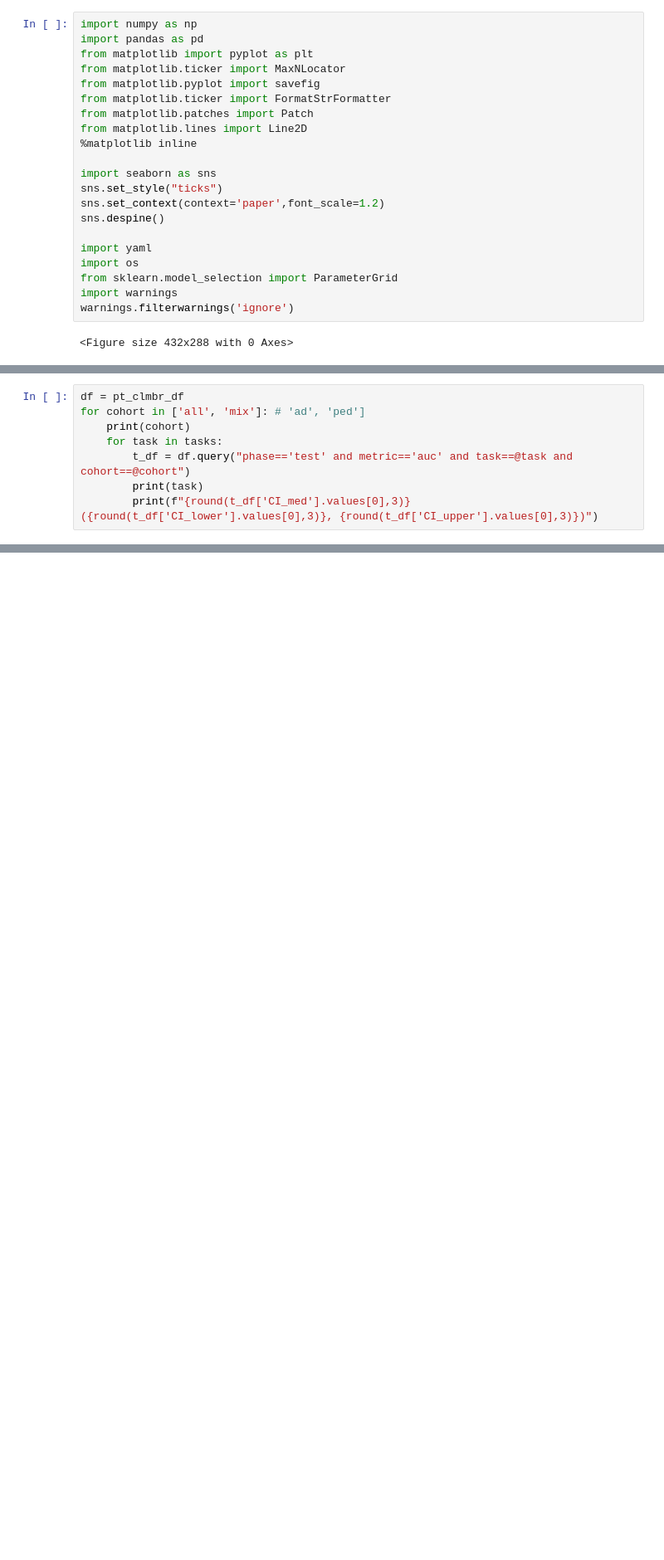
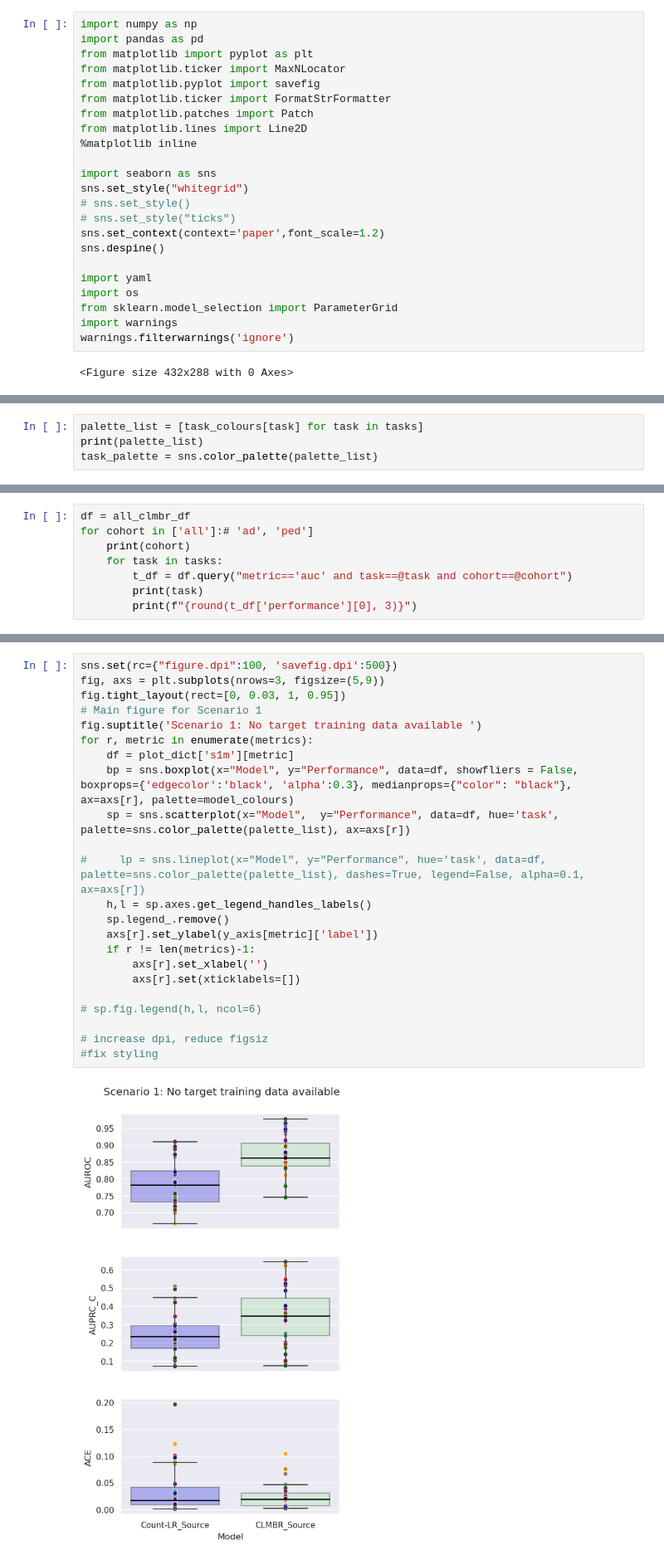
Before and after one commit to som-shahlab/adult_ped_transfer_learning, a Jupyter notebook: experiments/notebooks/plot_evaluation_all_task_all_models.ipynb, the cells around one changed output, grey strips where cells are left out. Shown at 83% size. Cells and saved outputs as stored; diff of their text form; blank space fills up the shorter version.

```diff
--- a/experiments/notebooks/plot_evaluation_all_task_all_models.ipynb
+++ b/experiments/notebooks/plot_evaluation_all_task_all_models.ipynb
@@ -10,7 +10,9 @@ from matplotlib.lines import Line2D
 %matplotlib inline
 
 import seaborn as sns
-sns.set_style("ticks")
+sns.set_style("whitegrid")
+# sns.set_style()
+# sns.set_style("ticks")
 sns.set_context(context='paper',font_scale=1.2)
 sns.despine()
 
@@ -85,0 +112,4 @@ bg_colours = {
+# %%
+palette_list = [task_colours[task] for task in tasks]
+print(palette_list)
+task_palette = sns.color_palette(palette_list)
@@ -216,8 +303,8 @@ np_1000_label
 # %%
-df = pt_clmbr_df
-for cohort in ['all', 'mix']: # 'ad', 'ped']
+df = all_clmbr_df
+for cohort in ['all']:# 'ad', 'ped']
     print(cohort)
     for task in tasks:
-        t_df = df.query("phase=='test' and metric=='auc' and task==@task and cohort==@cohort")
+        t_df = df.query("metric=='auc' and task==@task and cohort==@cohort")
         print(task)
-        print(f"{round(t_df['CI_med'].values[0],3)} ({round(t_df['CI_lower'].values[0],3)}, {round(t_df['CI_upper'].values[0],3)})")
+        print(f"{round(t_df['performance'][0], 3)}")
@@ -506,0 +411,25 @@ print(len(tasks))
+# %%
+sns.set(rc={"figure.dpi":100, 'savefig.dpi':500})
+fig, axs = plt.subplots(nrows=3, figsize=(5,9))
+fig.tight_layout(rect=[0, 0.03, 1, 0.95])
+# Main figure for Scenario 1
+fig.suptitle('Scenario 1: No target training data available ')
+for r, metric in enumerate(metrics):
+    df = plot_dict['s1m'][metric]
+    bp = sns.boxplot(x="Model", y="Performance", data=df, showfliers = False, boxprops={'edgecolor':'black', 'alpha':0.3}, medianprops={"color": "black"}, ax=axs[r], palette=model_colours)
+    sp = sns.scatterplot(x="Model",  y="Performance", data=df, hue='task',  palette=sns.color_palette(palette_list), ax=axs[r])
+
+#     lp = sns.lineplot(x="Model", y="Performance", hue='task', data=df, palette=sns.color_palette(palette_list), dashes=True, legend=False, alpha=0.1, ax=axs[r])
+    h,l = sp.axes.get_legend_handles_labels()
+    sp.legend_.remove()
+    axs[r].set_ylabel(y_axis[metric]['label'])
+    if r != len(metrics)-1:
+        axs[r].set_xlabel('')
+        axs[r].set(xticklabels=[])
+
+# sp.fig.legend(h,l, ncol=6)
+
+# increase dpi, reduce figsiz
+#fix styling
+# %% [output]
+[figure, added]
```
Also changed, not shown: parts of 30 cells of this notebook, 12 other files.
